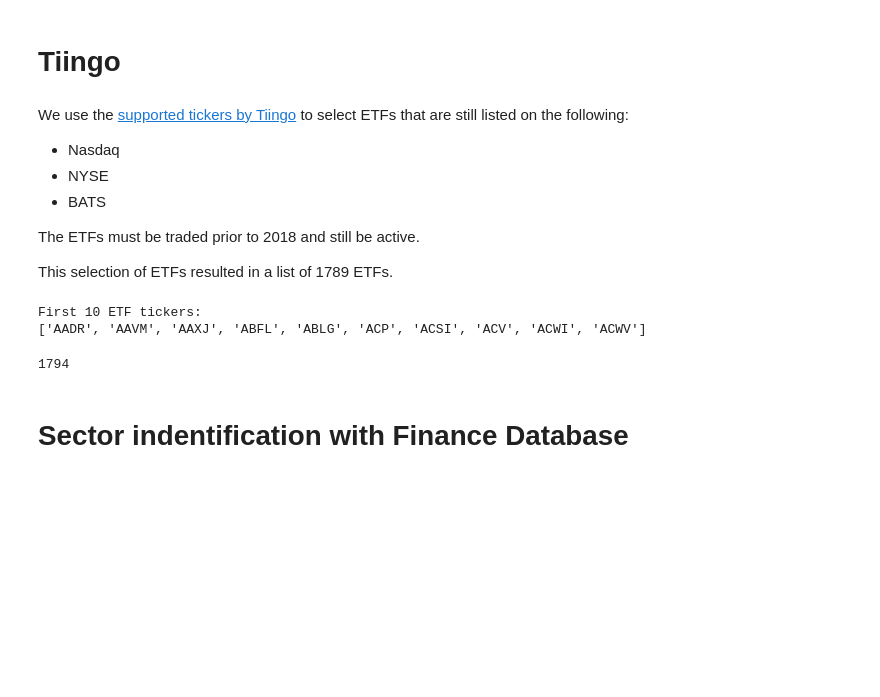
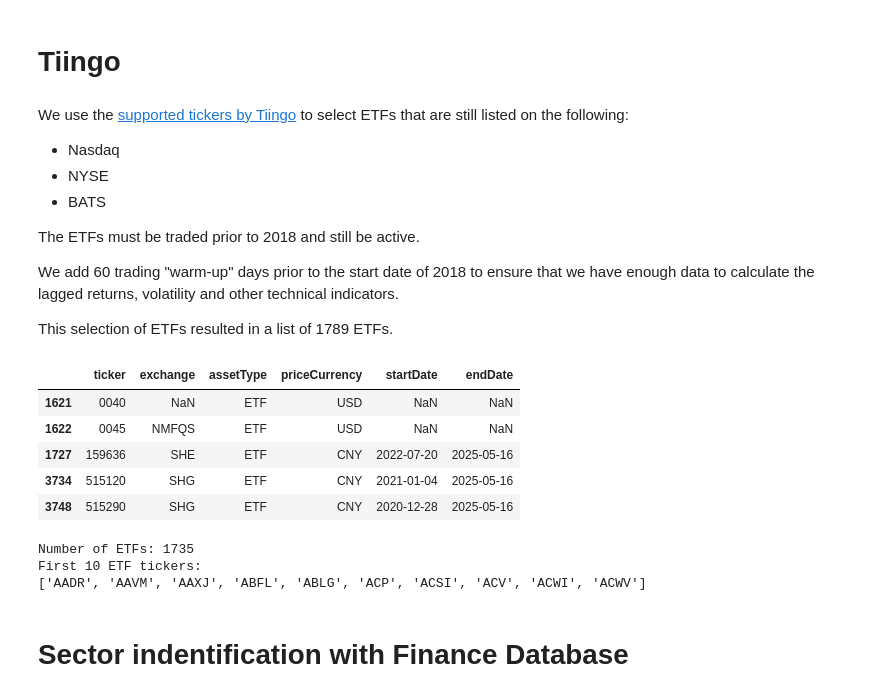
Before and after one commit to human-ak/WQU-Capstone, a Jupyter notebook: notebooks/0.Asset_universe_Tiingo.ipynb, the cells around one changed output. Drawn from its saved outputs; the diff is of its cells as text; code cells hidden in the pictures; blank space fills up the shorter version.

```diff
--- a/notebooks/0.Asset_universe_Tiingo.ipynb
+++ b/notebooks/0.Asset_universe_Tiingo.ipynb
@@ -24,42 +28,63 @@ We use the [supported tickers by Tiingo](https://www.tiingo.com/documentation/en
 
 The ETFs must be traded prior to 2018 and still be active.
 
+We add 60 trading "warm-up" days prior to the start date of 2018 to ensure that we have enough data to calculate the lagged returns, volatility and other technical indicators.
+
 This selection of ETFs resulted in a list of 1789 ETFs.
 # %%
 # Download the Tiingo supported tickers file from the URL
 tiingo_zip_url = 'https://apimedia.tiingo.com/docs/tiingo/daily/supported_tickers.zip'
 #unzip the file
 tiingo_zip_path = 'supported_tickers.zip'
 # Download the zip file
 response = requests.get(tiingo_zip_url)
 with open(tiingo_zip_path, 'wb') as f:
     f.write(response.content)
 # Unzip the file
 with zipfile.ZipFile(tiingo_zip_path, 'r') as zip_ref:
     zip_ref.extractall('.')
 
 # Read the CSV file
 supported_tickers_df = pd.read_csv(tiingo_zip_path)
 # Filter the DataFrame to include only ETFs
 etfs_df = supported_tickers_df[supported_tickers_df['assetType'] == 'ETF']
-# Filter the DataFrame to include only the tickers that are not delisted
-etfs_df = etfs_df[etfs_df['endDate'] >= '2025-04-23']
-# Filter the DataFrame to include only the tickers traded prior to 2018
-etfs_df = etfs_df[etfs_df['startDate'] <= '2018-01-01']
-# Filter the DataFrame to include only the tickers traded on NYSE, NASDAQ or BATS
-etfs_df = etfs_df[etfs_df['exchange'].isin(['NYSE', 'NYSE ARCA', 'NYSE MKT', 'NASDAQ', 'BATS'])]
-# return the tickers
-etf_tickers = etfs_df['ticker'].tolist()
-# display the first 10 tickers
-print("First 10 ETF tickers:")
-print(etf_tickers[:10])
+etfs_df.head()
 # %% [output]
-First 10 ETF tickers:
-['AADR', 'AAVM', 'AAXJ', 'ABFL', 'ABLG', 'ACP', 'ACSI', 'ACV', 'ACWI', 'ACWV']
+|  | ticker | exchange | assetType | priceCurrency | startDate | endDate |
+| 1621 | 0040 | NaN | ETF | USD | NaN | NaN |
+| 1622 | 0045 | NMFQS | ETF | USD | NaN | NaN |
+| 1727 | 159636 | SHE | ETF | CNY | 2022-07-20 | 2025-05-16 |
+| 3734 | 515120 | SHG | ETF | CNY | 2021-01-04 | 2025-05-16 |
+| 3748 | 515290 | SHG | ETF | CNY | 2020-12-28 | 2025-05-16 |
-# %%
-len(etf_tickers)
-# %% [output]
-1794
+# %%
+ # Setting the ETF filters
+exchange_filter = ['NYSE', 'NYSE ARCA', 'NYSE MKT', 'NASDAQ', 'BATS']
+startDate_filter = pd.to_datetime('2018-01-01')
+endDate_filter = pd.to_datetime('2025-04-23')
+# Setting the warmup period
+warmup_period = int(60 *1.4) # 60 approx 60 trading days
+warmup_start = startDate_filter - pd.Timedelta(days=warmup_period)
+# Convert the startDate and endDate columns to datetime
+etfs_df['startDate'] = pd.to_datetime(etfs_df['startDate'])
+etfs_df['endDate'] = pd.to_datetime(etfs_df['endDate'])
+
+# Filter the DataFrame to include only the tickers that are not delisted
+etfs_df = etfs_df[etfs_df['endDate'] >= endDate_filter]
+# Filter the DataFrame to include only the tickers traded prior to 2018
+etfs_df = etfs_df[etfs_df['startDate'] <= warmup_start]
+# Filter the DataFrame to include only the tickers traded on NYSE, NASDAQ or BATS
+etfs_df = etfs_df[etfs_df['exchange'].isin(exchange_filter)]
+# return the tickers
+etf_tickers = etfs_df['ticker'].tolist()
+# Display the number of tickers
+print(f"Number of ETFs: {len(etf_tickers)}")
+# display the first 10 tickers
+print("First 10 ETF tickers:")
+print(etf_tickers[:10])
+# %% [output]
+Number of ETFs: 1735
+First 10 ETF tickers:
+['AADR', 'AAVM', 'AAXJ', 'ABFL', 'ABLG', 'ACP', 'ACSI', 'ACV', 'ACWI', 'ACWV']
 # %% [markdown]
 # Sector indentification with Finance Database
 # %% [markdown]
```
Also changed, not shown: parts of 14 cells of this notebook, 5 other files.
